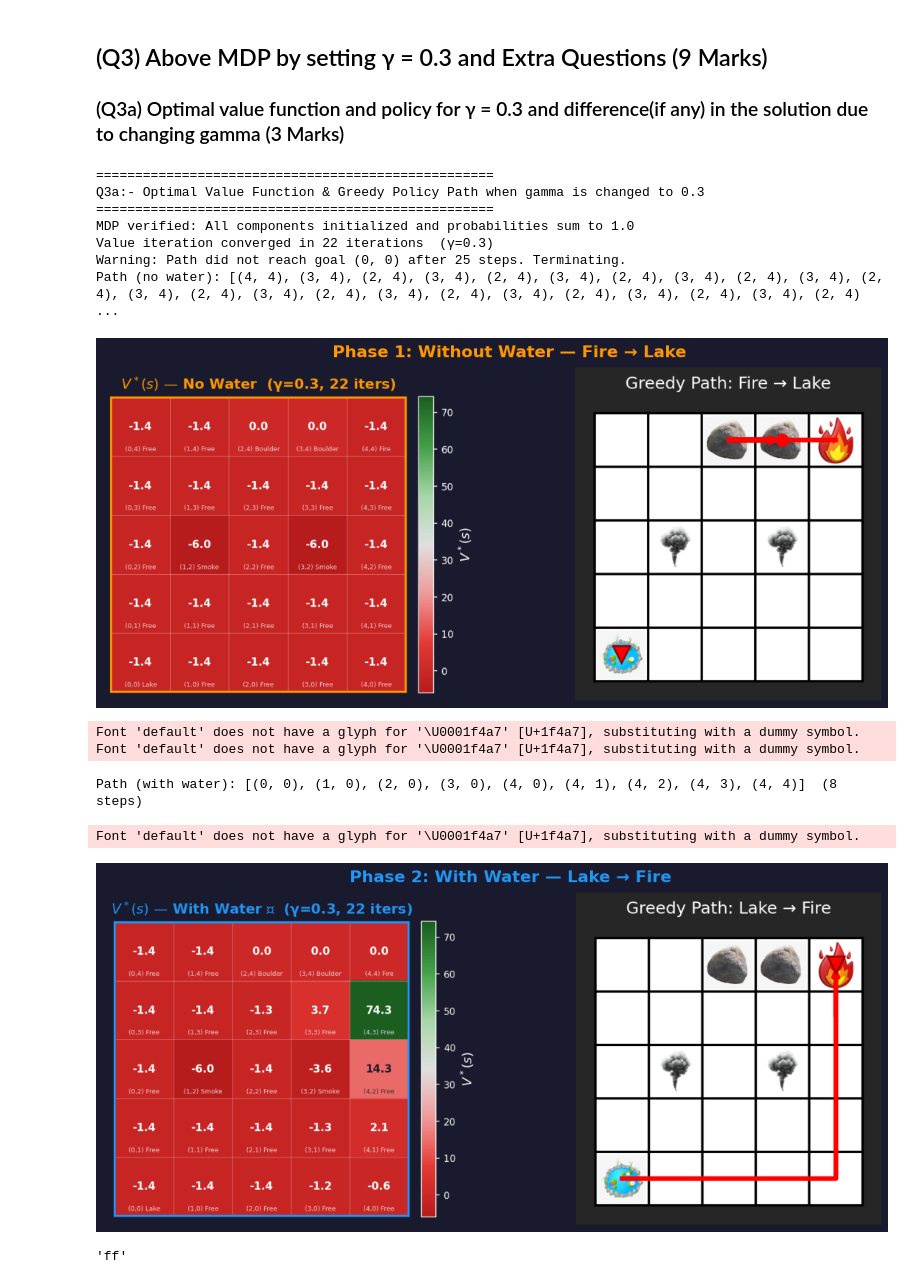
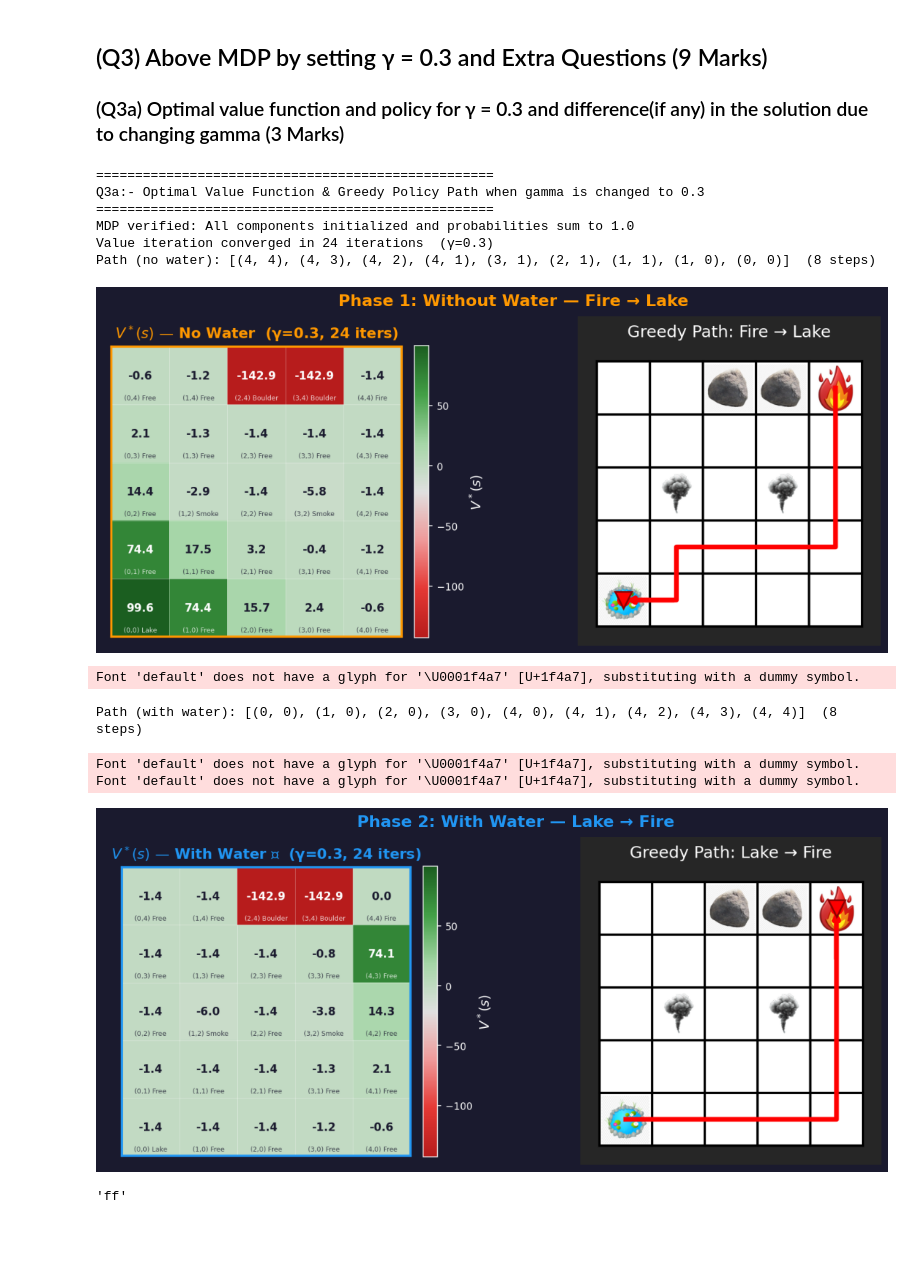
Before and after one commit to Eswar-gupta/EE23B085_da6400_rl_master_repo, a Jupyter notebook: Grid_world.ipynb, the cells around one changed output. Saved outputs shown, nothing was run; the diff lists cells and outputs as text; code cells hidden in the pictures; blank space fills up the shorter version.

```diff
--- a/Grid_world.ipynb
+++ b/Grid_world.ipynb
@@ -577,6 +463,9 @@ print("===================================================")
 import importlib
 import core.Plot_generators.Grid_path_generator as gpg
 import core.Agent.agent as cAa
+import core.Agent.mdp_model as AMM
+importlib.reload(AMM)
+from core.Agent.mdp_model import FiniteMDP
 importlib.reload(gpg)
 importlib.reload(cAa)
 import core.Agent.mdp_model as rk
@@ -590,7 +479,7 @@ S, A, P, R, gamma = mdp_model_0_point_3.initialization_MDP_with_DA6400_Question1
 
 # Agent + value iteration
 agent_gamma_0_point_3 = Agent(mdp_model_0_point_3)
-V, n_iters = agent_gamma_0_point_3.value_iteration_on_V(max_iter=1000)
+V, n_iters = agent_gamma_0_point_3.value_iteration_on_V(max_iter=50)
 print(f"Value iteration converged in {n_iters} iterations  (γ={gamma})")
 
 # Image1: Without Water (Fire → Lake)
@@ -606,40 +495,39 @@ merged1, _ = merge_figures(
     figures=[(fig_v1, (0, 0)), (fig_g1, (0, 1))],
     grid=(1, 2),
     grand_title='Phase 1: Without Water — Fire → Lake',
     grand_title_color='#FF9800',
     figsize=(12, 5),
     show=True,
 )
 
 # ── Image 2: With Water (Lake → Fire) ──
 path_water = agent_gamma_0_point_3.greedy_path(water=True)
 print(f"Path (with water): {path_water}  ({len(path_water)-1} steps)")
 
 fig_v2, _ = state_value_fuction_visuvalizer(V, S, water=True,
                 title=f'$V^*(s)$ — With Water 💧  (γ={gamma}, {n_iters} iters)')
 fig_g2, _ = generate_grid_image(S, path=path_water, points_of_interest=[(4, 4)],
                 title='Greedy Path: Lake → Fire', figsize=(4, 4), show=False, water_phase=1)
 
 merged2, _ = merge_figures(
     figures=[(fig_v2, (0, 0)), (fig_g2, (0, 1))],
     grid=(1, 2),
     grand_title='Phase 2: With Water — Lake → Fire',
     grand_title_color='#2196F3',
     figsize=(12, 5),
     show=True,
 )
 # %% [output]
 ===================================================
 Q3a:- Optimal Value Function & Greedy Policy Path when gamma is changed to 0.3
 ===================================================
 MDP verified: All components initialized and probabilities sum to 1.0
-Value iteration converged in 22 iterations  (γ=0.3)
-Warning: Path did not reach goal (0, 0) after 25 steps. Terminating.
-Path (no water): [(4, 4), (3, 4), (2, 4), (3, 4), (2, 4), (3, 4), (2, 4), (3, 4), (2, 4), (3, 4), (2, 4), (3, 4), (2, 4), (3, 4), (2, 4), (3, 4), (2, 4), (3, 4), (2, 4), (3, 4), (2, 4), (3, 4), (2, 4) ...
+Value iteration converged in 24 iterations  (γ=0.3)
+Path (no water): [(4, 4), (4, 3), (4, 2), (4, 1), (3, 1), (2, 1), (1, 1), (1, 0), (0, 0)]  (8 steps)
-[figure, old version]
+[figure, new version]
 Font 'default' does not have a glyph for '\U0001f4a7' [U+1f4a7], substituting with a dummy symbol.
-Font 'default' does not have a glyph for '\U0001f4a7' [U+1f4a7], substituting with a dummy symbol.
 Path (with water): [(0, 0), (1, 0), (2, 0), (3, 0), (4, 0), (4, 1), (4, 2), (4, 3), (4, 4)]  (8 steps)
 Font 'default' does not have a glyph for '\U0001f4a7' [U+1f4a7], substituting with a dummy symbol.
+Font 'default' does not have a glyph for '\U0001f4a7' [U+1f4a7], substituting with a dummy symbol.
-[figure, old version]
+[figure, new version]
 # %%
```
Also changed, not shown: parts of 8 cells of this notebook, 23 other files.
